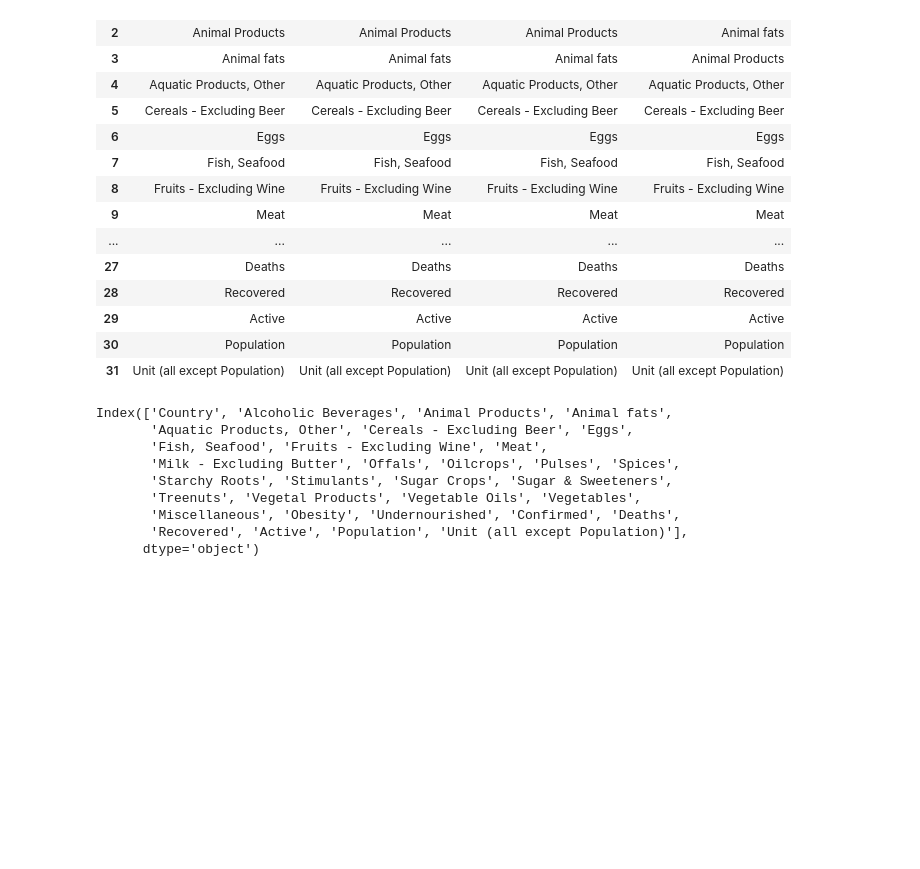
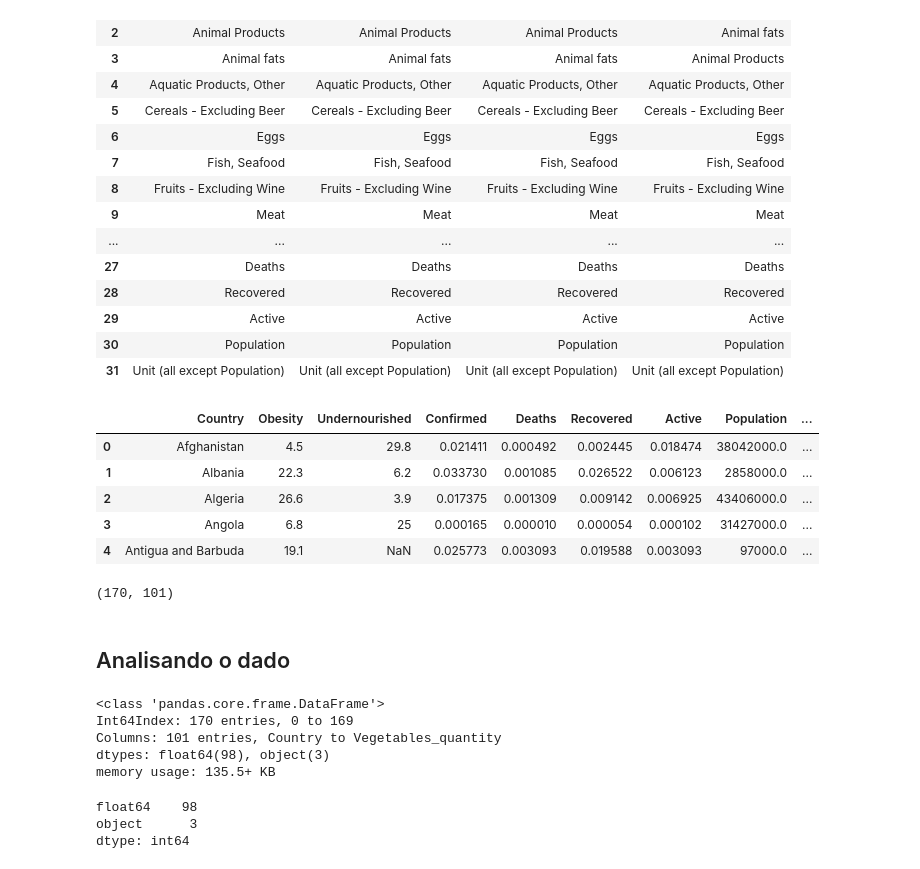
Before and after one commit to joaoweissmann/ML_COVID-19, a Jupyter notebook: COVID19 healthy diet.ipynb, the cells around one changed output. Cells and saved outputs as stored; diff of their text form; code cells hidden in the pictures; blank space fills up the shorter version.

```diff
--- a/COVID19 healthy diet.ipynb
+++ b/COVID19 healthy diet.ipynb
@@ -103,15 +113,16 @@ df_cols
 | 29 | Active | Active | Active | Active |
 | 30 | Population | Population | Population | Population |
 | 31 | Unit (all except Population) | Unit (all except Population) | Unit (all except Population) | Unit (all except Population) |
-# %%
-fat_df.columns
-# %% [output]
-Index(['Country', 'Alcoholic Beverages', 'Animal Products', 'Animal fats',
-       'Aquatic Products, Other', 'Cereals - Excluding Beer', 'Eggs',
-       'Fish, Seafood', 'Fruits - Excluding Wine', 'Meat',
-       'Milk - Excluding Butter', 'Offals', 'Oilcrops', 'Pulses', 'Spices',
-       'Starchy Roots', 'Stimulants', 'Sugar Crops', 'Sugar & Sweeteners',
-       'Treenuts', 'Vegetal Products', 'Vegetable Oils', 'Vegetables',
-       'Miscellaneous', 'Obesity', 'Undernourished', 'Confirmed', 'Deaths',
-       'Recovered', 'Active', 'Population', 'Unit (all except Population)'],
-      dtype='object')
+# %%
+shared_cols = ['Country', 'Obesity', 'Undernourished', 'Confirmed', 'Deaths', 'Recovered', 'Active', 'Population', 'Unit (all except Population)']
+# %%
+dataset = fat_df[shared_cols].copy()
+# %%
+dataset.head()
+# %% [output]
+|  | Country | Obesity | Undernourished | Confirmed | Deaths | Recovered | Active | Population | ... |
+| 0 | Afghanistan | 4.5 | 29.8 | 0.021411 | 0.000492 | 0.002445 | 0.018474 | 38042000.0 | ... |
+| 1 | Albania | 22.3 | 6.2 | 0.033730 | 0.001085 | 0.026522 | 0.006123 | 2858000.0 | ... |
+| 2 | Algeria | 26.6 | 3.9 | 0.017375 | 0.001309 | 0.009142 | 0.006925 | 43406000.0 | ... |
+| 3 | Angola | 6.8 | 25 | 0.000165 | 0.000010 | 0.000054 | 0.000102 | 31427000.0 | ... |
+| 4 | Antigua and Barbuda | 19.1 | NaN | 0.025773 | 0.003093 | 0.019588 | 0.003093 | 97000.0 | ... |
@@ -117,0 +165,20 @@ Index(['Country', 'Alcoholic Beverages', 'Animal Products', 'Animal fats',
+# %%
+dataset.shape
+# %% [output]
+(170, 101)
+# %% [markdown]
+## Analisando o dado
+# %%
+dataset.info()
+# %% [output]
+<class 'pandas.core.frame.DataFrame'>
+Int64Index: 170 entries, 0 to 169
+Columns: 101 entries, Country to Vegetables_quantity
+dtypes: float64(98), object(3)
+memory usage: 135.5+ KB
+# %%
+dataset.dtypes.value_counts()
+# %% [output]
+float64    98
+object      3
+dtype: int64
```
Also changed, not shown: parts of 45 cells of this notebook.
